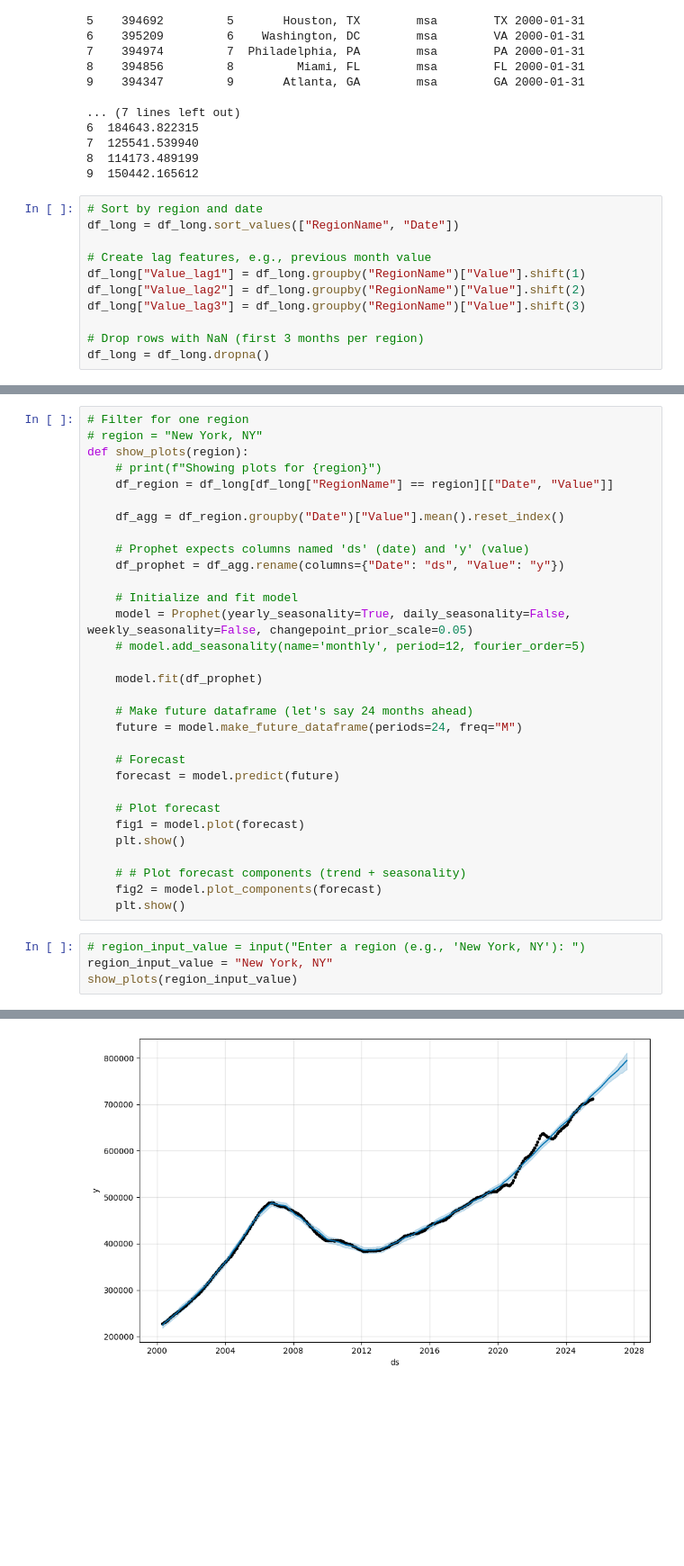
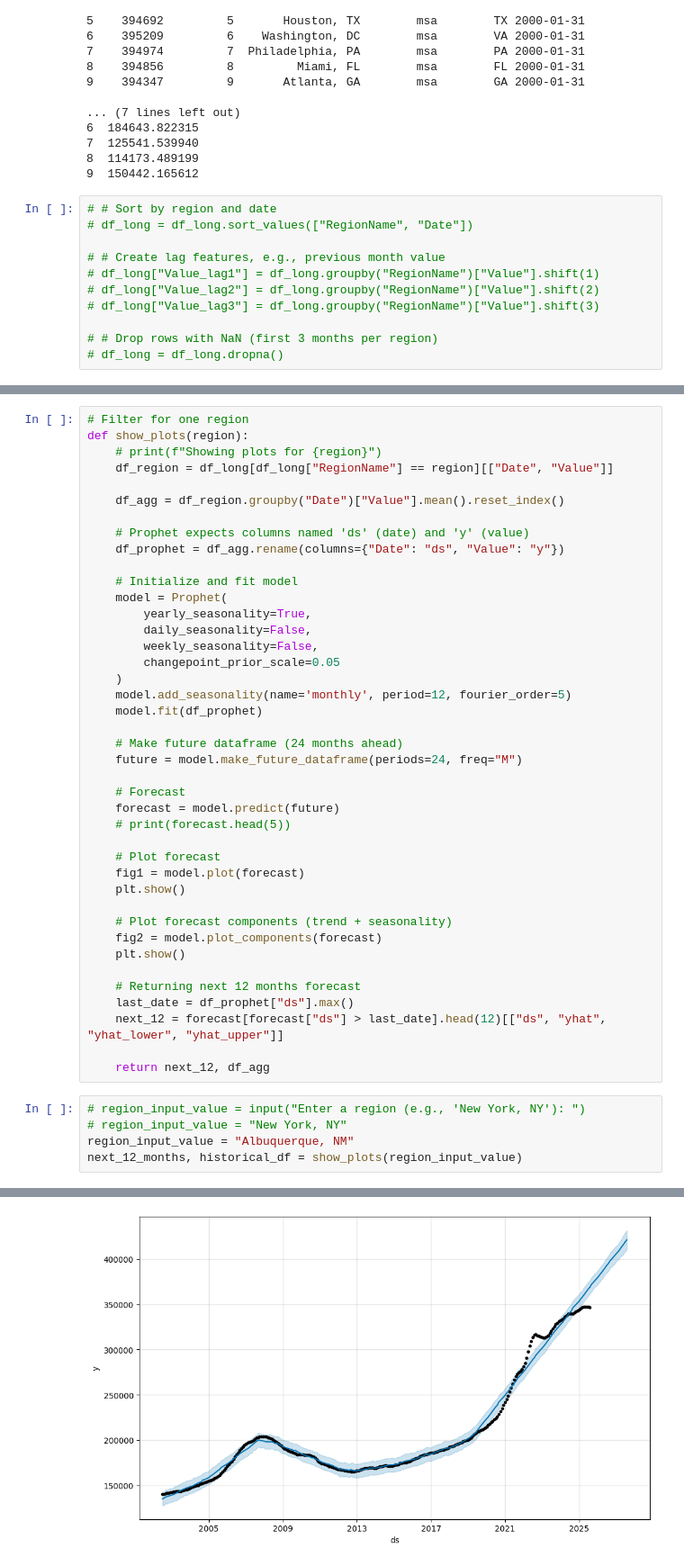
Before and after one commit to manivardhan-k/Rental-Price-Estimator, a Jupyter notebook: data_zillow.ipynb, the cells around one changed output, grey strips where cells are left out. Shown: that part at 90% size. Cells and saved outputs as stored; diff of their text form; blank space fills up the shorter version.

Commit message:
Tried multiple models - big changes

```diff
--- a/data_zillow.ipynb
+++ b/data_zillow.ipynb
@@ -84,14 +72,14 @@ print(df_long.head(10))
 8  114173.489199
 9  150442.165612
 # %%
-# Sort by region and date
-df_long = df_long.sort_values(["RegionName", "Date"])
+# # Sort by region and date
+# df_long = df_long.sort_values(["RegionName", "Date"])
 
-# Create lag features, e.g., previous month value
-df_long["Value_lag1"] = df_long.groupby("RegionName")["Value"].shift(1)
-df_long["Value_lag2"] = df_long.groupby("RegionName")["Value"].shift(2)
-df_long["Value_lag3"] = df_long.groupby("RegionName")["Value"].shift(3)
+# # Create lag features, e.g., previous month value
+# df_long["Value_lag1"] = df_long.groupby("RegionName")["Value"].shift(1)
+# df_long["Value_lag2"] = df_long.groupby("RegionName")["Value"].shift(2)
+# df_long["Value_lag3"] = df_long.groupby("RegionName")["Value"].shift(3)
 
-# Drop rows with NaN (first 3 months per region)
-df_long = df_long.dropna()
+# # Drop rows with NaN (first 3 months per region)
+# df_long = df_long.dropna()
 # %%
@@ -143,6 +123,5 @@ print((df_long['RegionName'].unique()))
 # %%
 # Filter for one region
-# region = "New York, NY"
 def show_plots(region):
     # print(f"Showing plots for {region}")
     df_region = df_long[df_long["RegionName"] == region][["Date", "Value"]]
@@ -153,26 +132,38 @@ def show_plots(region):
     df_prophet = df_agg.rename(columns={"Date": "ds", "Value": "y"})
 
     # Initialize and fit model
-    model = Prophet(yearly_seasonality=True, daily_seasonality=False, weekly_seasonality=False, changepoint_prior_scale=0.05)
-    # model.add_seasonality(name='monthly', period=12, fourier_order=5)
-
+    model = Prophet(
+        yearly_seasonality=True,
+        daily_seasonality=False,
+        weekly_seasonality=False,
+        changepoint_prior_scale=0.05
+    )
+    model.add_seasonality(name='monthly', period=12, fourier_order=5)
     model.fit(df_prophet)
 
-    # Make future dataframe (let's say 24 months ahead)
+    # Make future dataframe (24 months ahead)
     future = model.make_future_dataframe(periods=24, freq="M")
 
     # Forecast
     forecast = model.predict(future)
+    # print(forecast.head(5))
 
     # Plot forecast
     fig1 = model.plot(forecast)
     plt.show()
 
-    # # Plot forecast components (trend + seasonality)
+    # Plot forecast components (trend + seasonality)
     fig2 = model.plot_components(forecast)
     plt.show()
+
+    # Returning next 12 months forecast
+    last_date = df_prophet["ds"].max()
+    next_12 = forecast[forecast["ds"] > last_date].head(12)[["ds", "yhat", "yhat_lower", "yhat_upper"]]
+
+    return next_12, df_agg
 # %%
 # region_input_value = input("Enter a region (e.g., 'New York, NY'): ")
-region_input_value = "New York, NY"
-show_plots(region_input_value)
+# region_input_value = "New York, NY"
+region_input_value = "Albuquerque, NM"
+next_12_months, historical_df = show_plots(region_input_value)
 # %% [output]
@@ -181 +172 @@ show_plots(region_input_value)
-[figure, old version]
+[figure, new version]
```
Also changed, not shown: parts of 20 cells of this notebook, 12 other files.
